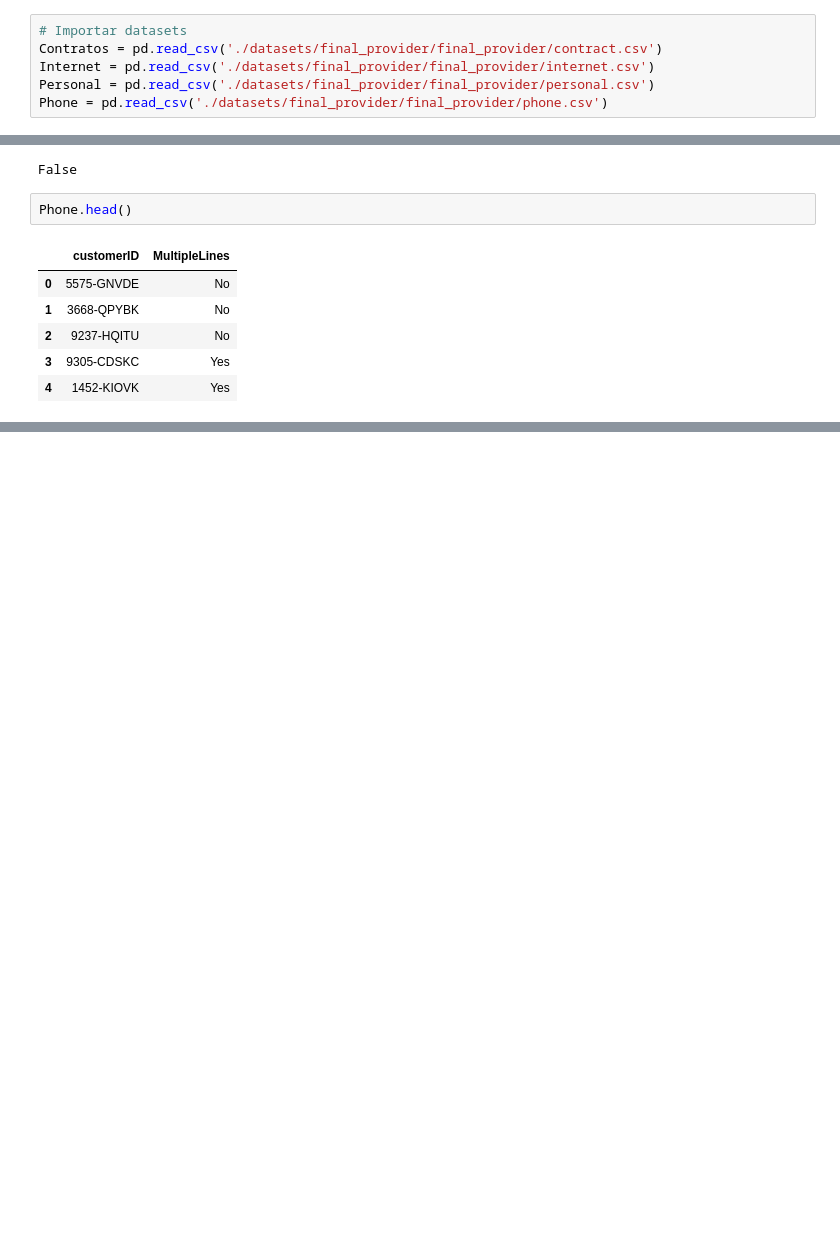
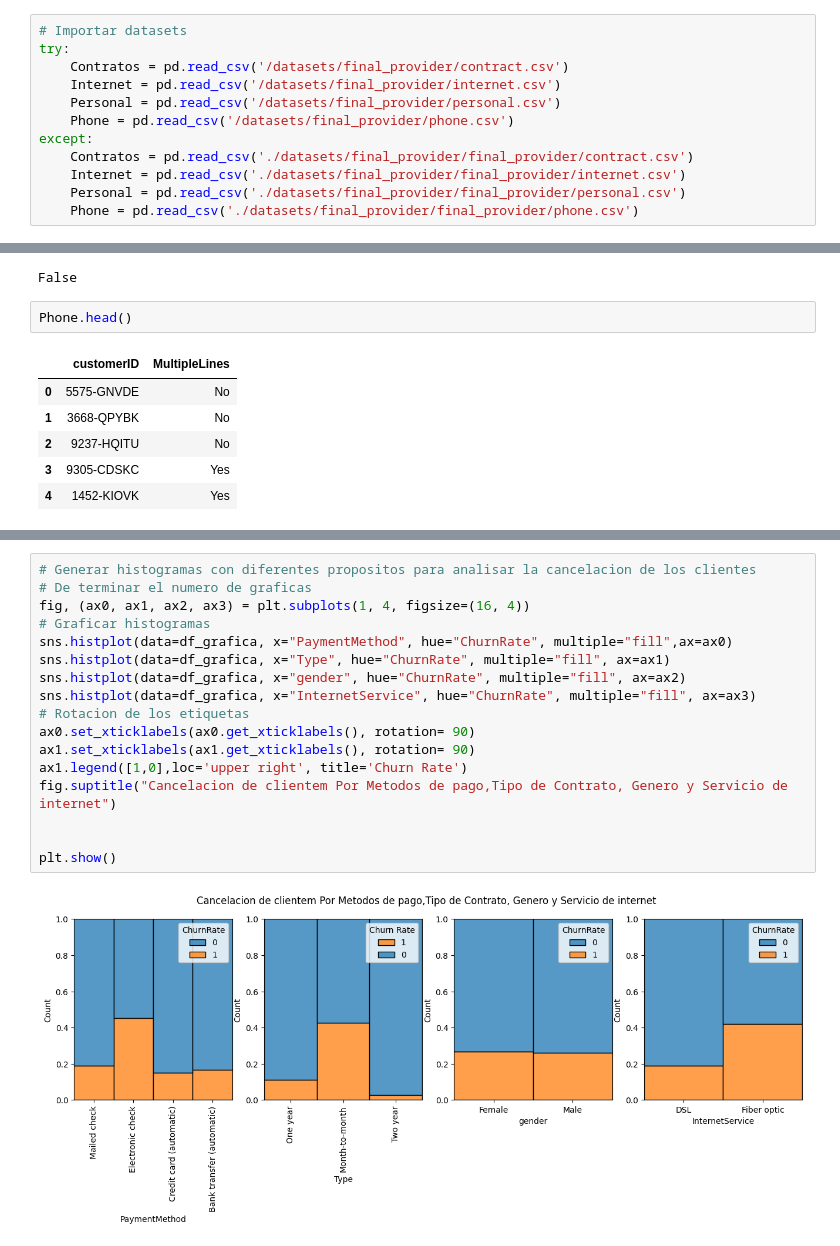
Before and after one commit to yerayM21/Telecomuncaciones-pronosticar-su-tasa-de-cancelacion-de-clientes, a Jupyter notebook: Proyecto_final.ipynb, the cells around one changed output, grey strips where cells are left out. Cells and saved outputs as stored; diff of their text form; blank space fills up the shorter version.

```diff
--- a/Proyecto_final.ipynb
+++ b/Proyecto_final.ipynb
@@ -5,9 +17,15 @@ import matplotlib.pyplot as plt
 # %%
 # Importar datasets
-Contratos = pd.read_csv('./datasets/final_provider/final_provider/contract.csv')
-Internet = pd.read_csv('./datasets/final_provider/final_provider/internet.csv')
-Personal = pd.read_csv('./datasets/final_provider/final_provider/personal.csv')
-Phone = pd.read_csv('./datasets/final_provider/final_provider/phone.csv')
+try:
+    Contratos = pd.read_csv('/datasets/final_provider/contract.csv')
+    Internet = pd.read_csv('/datasets/final_provider/internet.csv')
+    Personal = pd.read_csv('/datasets/final_provider/personal.csv')
+    Phone = pd.read_csv('/datasets/final_provider/phone.csv')
+except:
+    Contratos = pd.read_csv('./datasets/final_provider/final_provider/contract.csv')
+    Internet = pd.read_csv('./datasets/final_provider/final_provider/internet.csv')
+    Personal = pd.read_csv('./datasets/final_provider/final_provider/personal.csv')
+    Phone = pd.read_csv('./datasets/final_provider/final_provider/phone.csv')
 # %% [markdown]
 # Analisis Exploratorio de Datos
 # %%
@@ -253,0 +367,19 @@ Phone.head()
+# %%
+# Generar histogramas con diferentes propositos para analisar la cancelacion de los clientes
+# De terminar el numero de graficas
+fig, (ax0, ax1, ax2, ax3) = plt.subplots(1, 4, figsize=(16, 4))
+# Graficar histogramas
+sns.histplot(data=df_grafica, x="PaymentMethod", hue="ChurnRate", multiple="fill",ax=ax0)
+sns.histplot(data=df_grafica, x="Type", hue="ChurnRate", multiple="fill", ax=ax1)
+sns.histplot(data=df_grafica, x="gender", hue="ChurnRate", multiple="fill", ax=ax2)
+sns.histplot(data=df_grafica, x="InternetService", hue="ChurnRate", multiple="fill", ax=ax3)
+# Rotacion de los etiquetas
+ax0.set_xticklabels(ax0.get_xticklabels(), rotation= 90)
+ax1.set_xticklabels(ax1.get_xticklabels(), rotation= 90)
+ax1.legend([1,0],loc='upper right', title='Churn Rate')
+fig.suptitle("Cancelacion de clientem Por Metodos de pago,Tipo de Contrato, Genero y Servicio de internet")
+
+
+plt.show()
+# %% [output]
+[figure, added]
```
Also changed, not shown: parts of 17 cells of this notebook.
